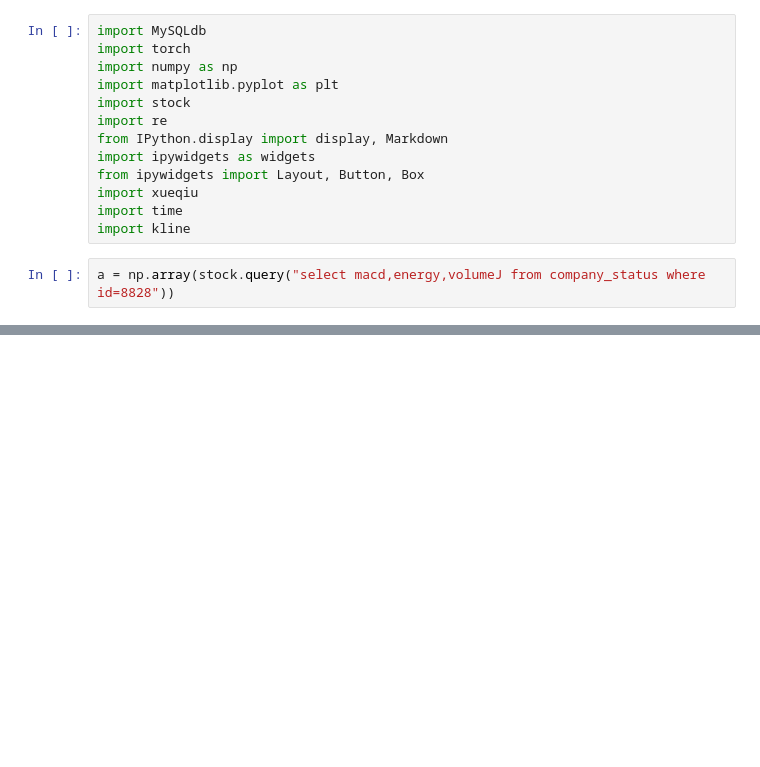
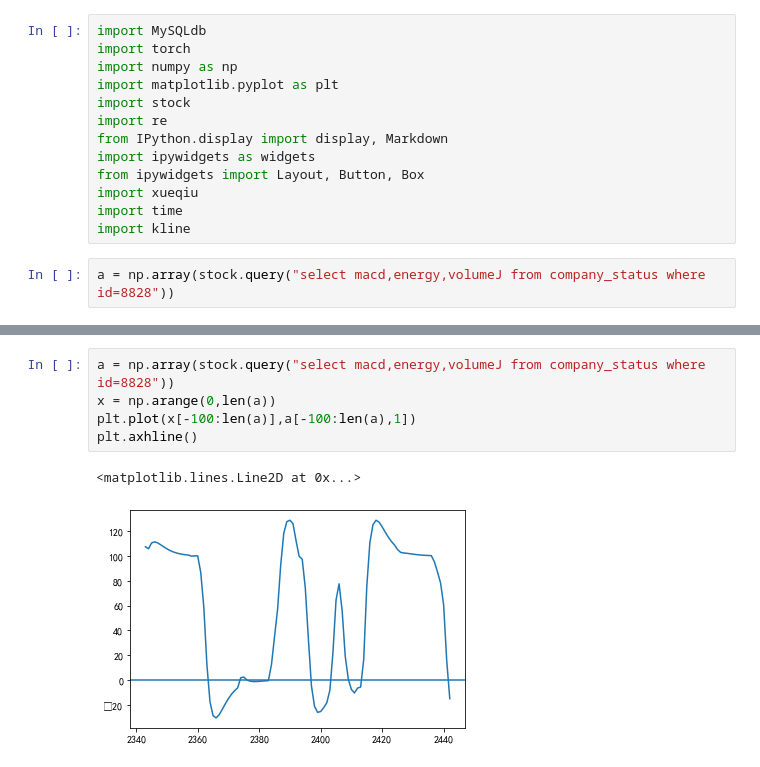
Before and after one commit to JohnCrash/stock, a Jupyter notebook: jupyter/Untitled.ipynb, the cells around one changed output, grey strips where cells are left out. Drawn from its saved outputs; the diff is of its cells as text; blank space fills up the shorter version.

```diff
--- a/jupyter/Untitled.ipynb
+++ b/jupyter/Untitled.ipynb
@@ -22,0 +23,8 @@ plt.axhline()
+# %%
+a = np.array(stock.query("select macd,energy,volumeJ from company_status where id=8828"))
+x = np.arange(0,len(a))
+plt.plot(x[-100:len(a)],a[-100:len(a),1])
+plt.axhline()
+# %% [output]
+<matplotlib.lines.Line2D at 0x...>
+[figure, added]
```
Also changed, not shown: parts of 1 cell of this notebook, 5 other files.
